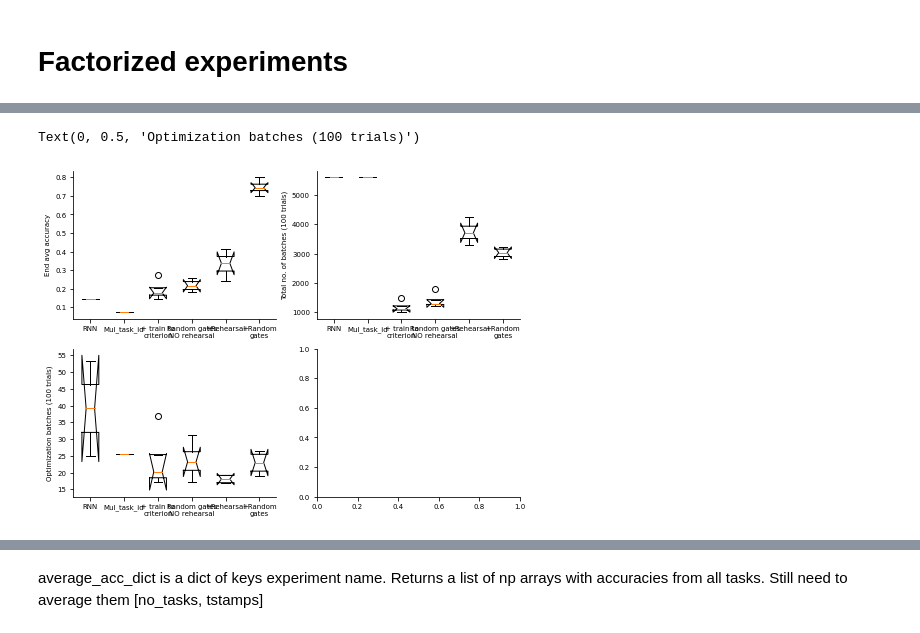
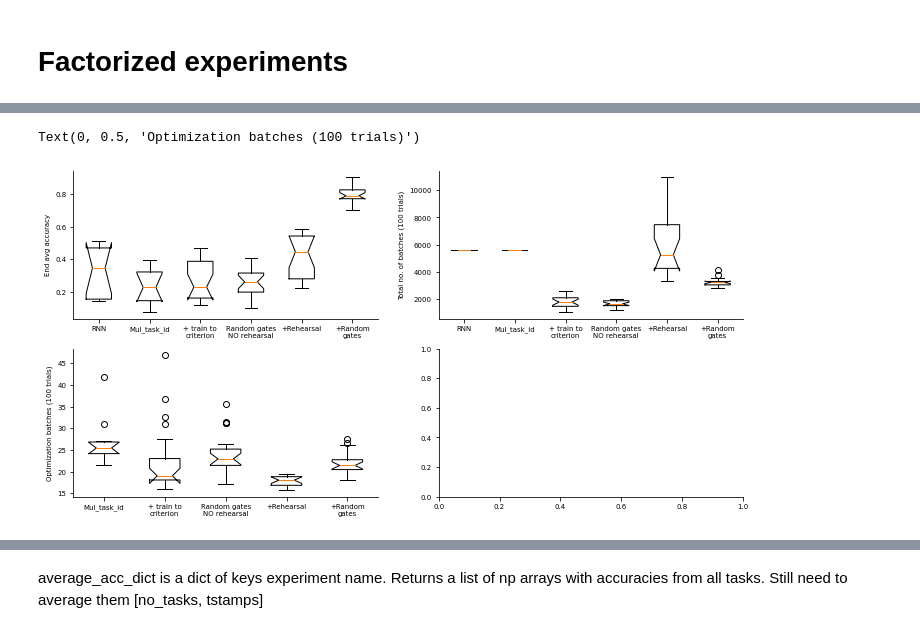
Before and after one commit to hummosa/Thalamus, a Jupyter notebook: analysis/Lab_presentation_first_part.ipynb, the cells around one changed output, grey strips where cells are left out. Cells and saved outputs as stored; diff of their text form; code cells hidden in the pictures.

```diff
--- a/analysis/Lab_presentation_first_part.ipynb
+++ b/analysis/Lab_presentation_first_part.ipynb
@@ -68,21 +68,23 @@ def convert_train_to_test_idx(training_log, testing_log, training_idx):
     test_t_idx = np.argmin(diff_arra)
     return(test_t_idx)
 # %%
-exps = ['same_net', 'random_gates_no_train_to_criterion', 'train_to_criterion', 'random_gates_no_rehearsal' , 'rehearsal','random_gates_mul', ]# 'cognitive_observer', ]
+exps = ['same_net', 'random_gates_only', 'train_to_criterion', 'random_gates_no_rehearsal' , 'rehearsal','random_gates_mul', ]# 'cognitive_observer', ]
 last_task_idx = [14, 14, 14, 14 ,118, 118, ]# 'cognitive_observer', ]
 accuracy_dict = {}
 total_trials_dict={}
 total_optimization_trials_dict={}
+optimization_totals_by_reh_len_dict={}
 average_acc_dict = {}
 for i, exp_name in enumerate(exps):
-    testing_logs, testlfiles = get_log_files(folder_name, exp_name, file_sig='testing_log')
-    training_logs, trainlfiles = get_log_files(folder_name, exp_name, file_sig='training_log')
+    testing_logs, test_files = get_log_files(folder_name, exp_name, file_sig='testing_log')
+    training_logs, train_files = get_log_files(folder_name, exp_name, file_sig='training_log')
+    configs, config_files = get_log_files(folder_name, exp_name, file_sig='config')
     mean_accuracies = []
     totals = []
     optimization_totals = []
-    optimization_totals_by_reh_len = defaultdict()
+    optimization_totals_by_reh_len = defaultdict(list)
     average_acc =[]
-    for (testing_log, training_log) in (zip(testing_logs, training_logs)):
+    for (testing_log, training_log,config) in (zip(testing_logs, training_logs, configs)):
             ## Get the testing log accuracies for the last trial of training. Getting complicated now there are rehearsal and optimzation trial after it
             # print(f'i is : {i}  len {len(training_log.switch_trialxxbatch)}')
             last_training_trial = training_log.switch_trialxxbatch[last_task_idx[i]] # Getting the time stamp for the last trial of trianing, depending on experiment setup either 14th or 118th task
@@ -95,8 +97,9 @@ for i, exp_name in enumerate(exps):
             # optimization_totals.append(training_log.stamps[-1] - training_log.start_optimizing_at) # total trials spent in optimization
             no_of_optim_tasks = 40
             optim_ttcs = training_log.trials_to_crit[-no_of_optim_tasks:]
-            optimization_totals.update(np.mean(optim_ttcs))
-
+            optimization_totals.append(np.mean(optim_ttcs))
+            optimization_totals_by_reh_len[config.random_rehearsals].append(np.mean(optim_ttcs))
+            # print(config.random_rehearsals)
             # avg
             taa = []
             for logi in range(15):
@@ -107,3 +110,4 @@ for i, exp_name in enumerate(exps):
     total_trials_dict.update({exp_name: np.stack(totals)})
     average_acc_dict.update({exp_name: (average_acc)})
     total_optimization_trials_dict.update({exp_name: (optimization_totals)})
+    optimization_totals_by_reh_len_dict.update({exp_name: (optimization_totals_by_reh_len)})
@@ -110,24 +132,25 @@ for i, exp_name in enumerate(exps):
 # %%
 exps_names= ['RNN', 'Mul_task_id', '+ train to\ncriterion', 'Random gates\nNO rehearsal' ,'+Rehearsal', '+Random\ngates', ]# 'cognitive_observer', ]
 # exps = ['same_net', , 'train_to_criterion', 'rehearsal','random_gates_no_rehearsal' , 'random_gates_mul', ]# 'cognitive_observer', ]
 
-fig, axes = plt.subplots(2,2, figsize=[8,6])
+fig, axes = plt.subplots(2,2, figsize=[12,6])
 ax = axes[0,0]
 _=ax.boxplot([accuracy_dict[exp] for exp in exps], labels=[exp for exp in exps_names], meanline=True, notch=True)
 # _=ax.set_xticklabels( exps, rotation=45 )
 ax.set_ylabel('End avg accuracy')
 
 ax = axes[0,1]
 _=ax.boxplot([total_trials_dict[exp] for exp in exps], labels=[exp for exp in exps_names], meanline=True, notch=True)
 # _=ax.set_xticklabels( exps, rotation=45 )
 ax.set_ylabel('Total no. of batches (100 trials)')
 
 ax = axes[1,0]
-_=ax.boxplot([total_optimization_trials_dict[exp] for exp in exps], labels=[exp for exp in exps_names], meanline=True, notch=True)
+_=ax.boxplot([total_optimization_trials_dict[exp] for exp in exps[1:]], labels=[exp for exp in exps_names[1:]], meanline=True, notch=True)
 # _=ax.set_xticklabels( exps, rotation=45 )
 ax.set_ylabel('Optimization batches (100 trials)')
 
+
 # plt.savefig('./files/end_accuracy_box_plots.jpg',dpi=300)
 # %% [output]
 Text(0, 0.5, 'Optimization batches (100 trials)')
-[figure, old version]
+[figure, new version]
```
Also changed, not shown: parts of 5 cells of this notebook, 3 other files.
